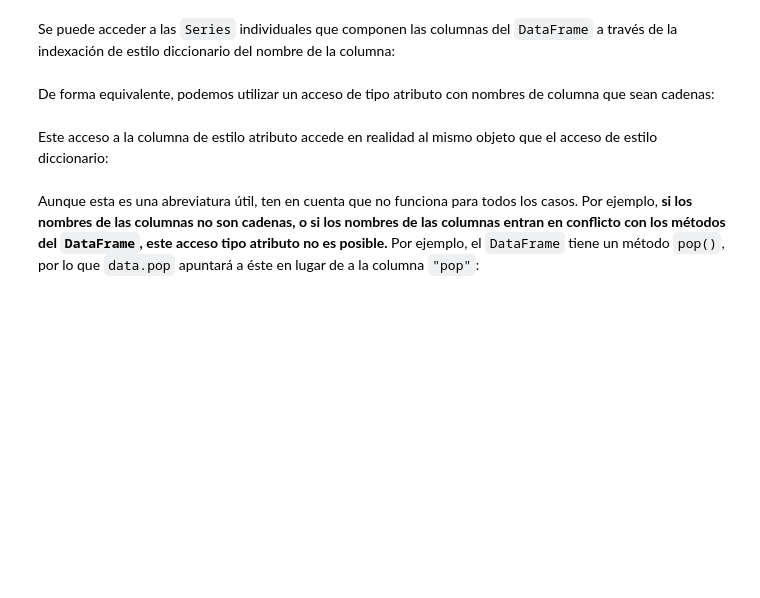
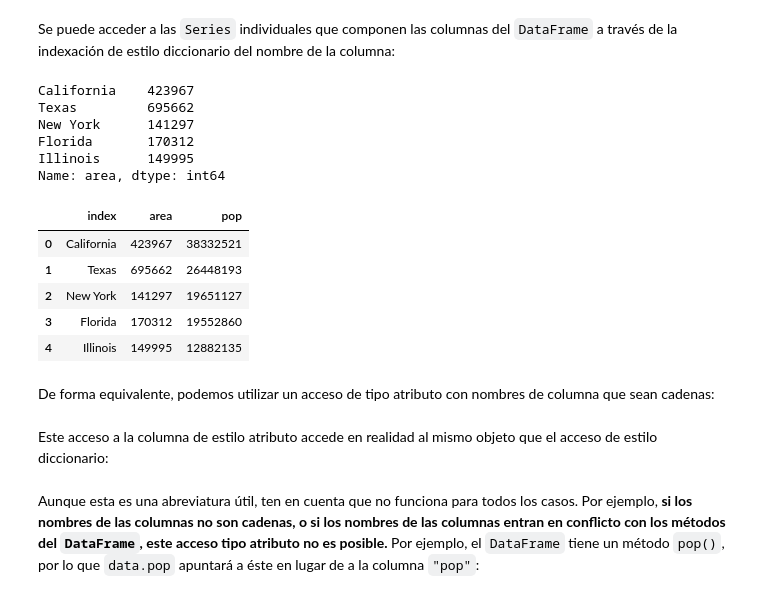
Before and after one commit to fercardiaz-tbs/DSPT_TBS_SVL_0923, a Jupyter notebook: 2-Data Analytics/4-Pandas/1-Teoria/Pandas 1.ipynb, the cells around one changed output. Drawn from its saved outputs; the diff is of its cells as text; code cells hidden in the pictures; blank space fills up the shorter version.

```diff
--- a/2-Data Analytics/4-Pandas/1-Teoria/Pandas 1.ipynb
+++ b/2-Data Analytics/4-Pandas/1-Teoria/Pandas 1.ipynb
@@ -417,9 +741,25 @@ data
 # %%
-data.reset_index()
+data = data.reset_index()
 # %% [markdown]
 Se puede acceder a las ``Series`` individuales que componen las columnas del ``DataFrame`` a través de la indexación de estilo diccionario del nombre de la columna:
 # %%
 data['area']
+# %% [output]
+California    423967
+Texas         695662
+New York      141297
+Florida       170312
+Illinois      149995
+Name: area, dtype: int64
+# %%
+data
+# %% [output]
+|  | index | area | pop |
+| 0 | California | 423967 | 38332521 |
+| 1 | Texas | 695662 | 26448193 |
+| 2 | New York | 141297 | 19651127 |
+| 3 | Florida | 170312 | 19552860 |
+| 4 | Illinois | 149995 | 12882135 |
 # %% [markdown]
 De forma equivalente, podemos utilizar un acceso de tipo atributo con nombres de columna que sean cadenas:
 # %%
```
Also changed, not shown: parts of 78 cells of this notebook, 6 other files.
